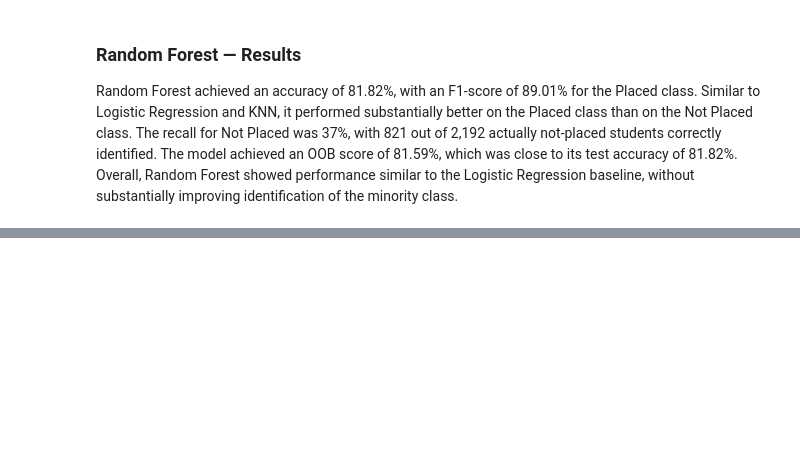
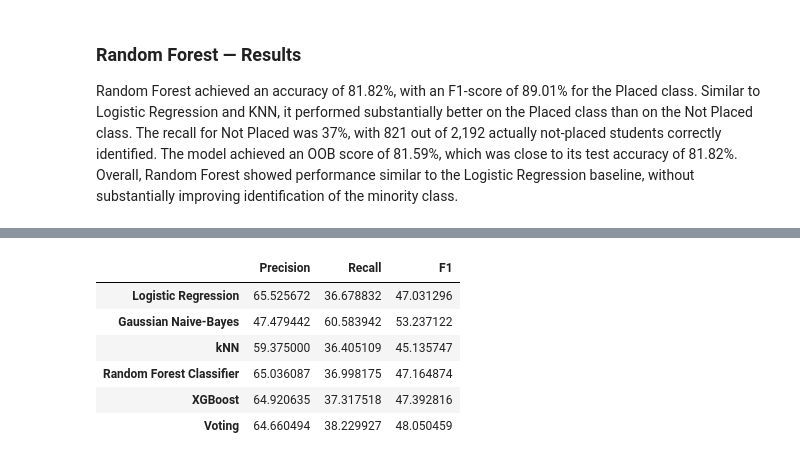
Before and after one commit to AtharvaK-aiml/StudentSuccessPrediction_model, a Jupyter notebook: model_training.ipynb, the cells around one changed output, grey strips where cells are left out. Saved outputs shown, nothing was run; the diff lists cells and outputs as text; code cells hidden in the pictures; blank space fills up the shorter version.

```diff
--- a/model_training.ipynb
+++ b/model_training.ipynb
@@ -232,0 +343,39 @@ Random Forest achieved an accuracy of 81.82%, with an F1-score of 89.01% for the
+# %%
+# For Minority(Not Placed) class comparision
+
+def get_class_metrics(model, class_label=0):
+
+    y_pred = model.predict(X_test)
+
+    report = classification_report(
+        y_test,
+        y_pred,
+        output_dict=True
+    )
+
+    return {
+        "Precision": report[str(class_label)]["precision"] * 100,
+        "Recall": report[str(class_label)]["recall"] * 100,
+        "F1": report[str(class_label)]["f1-score"] * 100
+    }
+
+minority_results = {}
+
+minority_results["Logistic Regression"] = get_class_metrics(lr_pipe)
+minority_results["Gaussian Naive-Bayes"] = get_class_metrics(gnb_pipe)
+minority_results["kNN"] = get_class_metrics(knn_pipe)
+minority_results["Random Forest Classifier"] = get_class_metrics(rfc_pipe)
+minority_results["XGBoost"] = get_class_metrics(xgb_pipe)
+minority_results["Voting"] = get_class_metrics(vote_pipe)
+
+minority_df = pd.DataFrame(minority_results).T
+
+minority_df
+# %% [output]
+|  | Precision | Recall | F1 |
+| Logistic Regression | 65.525672 | 36.678832 | 47.031296 |
+| Gaussian Naive-Bayes | 47.479442 | 60.583942 | 53.237122 |
+| kNN | 59.375000 | 36.405109 | 45.135747 |
+| Random Forest Classifier | 65.036087 | 36.998175 | 47.164874 |
+| XGBoost | 64.920635 | 37.317518 | 47.392816 |
+| Voting | 64.660494 | 38.229927 | 48.050459 |
```
Also changed, not shown: parts of 15 cells of this notebook.
